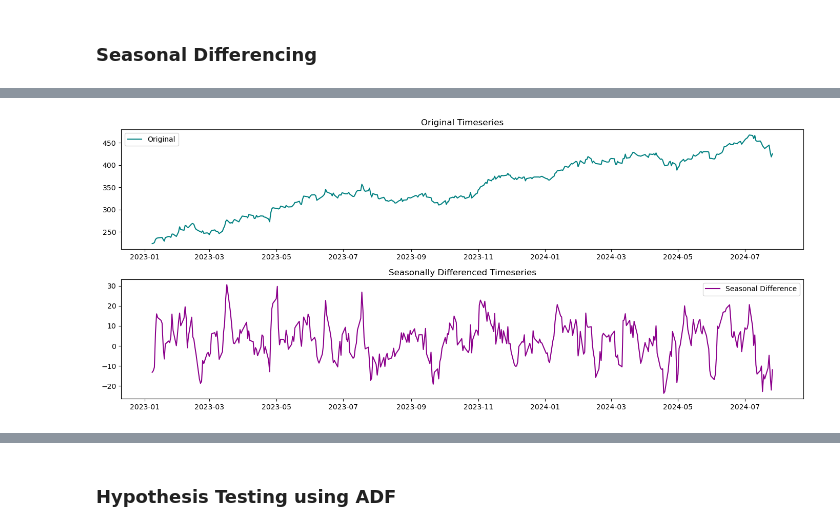
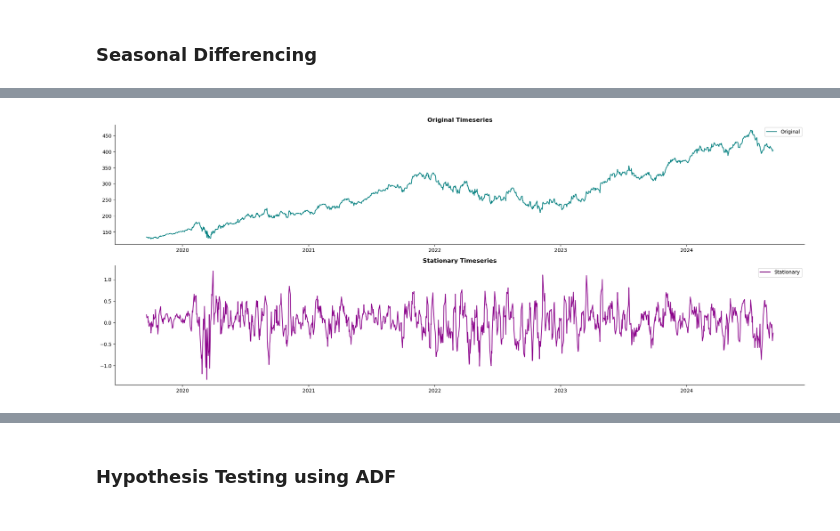
Before and after one commit to simrenbasra/timeseries, a Jupyter notebook: notebooks/01_data_processing/03-data-eda.ipynb, the cells around one changed output, grey strips where cells are left out. Drawn from its saved outputs; the diff is of its cells as text; code cells hidden in the pictures.

Commit message:
Refreshing data eda notebook

```diff
--- a/notebooks/01_data_processing/03-data-eda.ipynb
+++ b/notebooks/01_data_processing/03-data-eda.ipynb
@@ -267,0 +281,11 @@ The objective of this project is to to forecast future Microsft stock prices and
+# %%
+# decompose the time series using seasonal_decompose function
+# data appears additive, as the variations in the overall trend plot seem random and do not increase in magnitude with the trend
+decomposition = tsa.seasonal_decompose(msft_decomp_df['Close'], model='additive')
+# %%
+# add the decomposition data
+msft_decomp_df["Trend"] = decomposition.trend
+msft_decomp_df["Seasonal"] = decomposition.seasonal
+msft_decomp_df["Residual"] = decomposition.resid
+
+msft_decomp_df.head(10)
@@ -457,0 +393,3 @@ daily_24_msft_df = daily_24_msft_df.dropna()
+# %%
+# Already know seasonality of Close is 7 days
+msft_decomp_df['Close_diff'] = msft_decomp_df['Close_boxcox'].diff(7)
@@ -457,0 +412,3 @@ daily_24_msft_df = daily_24_msft_df.dropna()
+# %%
+# Dropping na introduced
+msft_decomp_df = msft_decomp_df.dropna()
@@ -458,17 +429,19 @@ daily_24_msft_df = daily_24_msft_df.dropna()
 # %%
-plt.figure(figsize=(14, 6))
+plt.figure(figsize=(20, 8))
+
 
 plt.subplot(2, 1, 1)
-plt.plot(daily_24_msft_df['Adj Close'], label='Original', color= 'teal')
-plt.title('Original Timeseries')
+plt.plot(msft_decomp_df['Close'], label='Original', color= 'teal')
+plt.title('Original Timeseries', fontweight = 'bold')
 plt.legend()
 
 plt.subplot(2, 1, 2)
-plt.plot(daily_24_msft_df['seasonal_difference'], label='Seasonal Difference', color='darkmagenta')
-plt.title('Seasonally Differenced Timeseries')
+plt.plot(msft_decomp_df['Close_diff'], label='Stationary', color='darkmagenta')
+plt.title('Stationary Timeseries', fontweight = 'bold')
 plt.legend()
 
+sns.despine()
 plt.tight_layout()
 plt.show()
 # %% [output]
-[figure, old version]
+[figure, new version]
```
Also changed, not shown: parts of 79 cells of this notebook.
